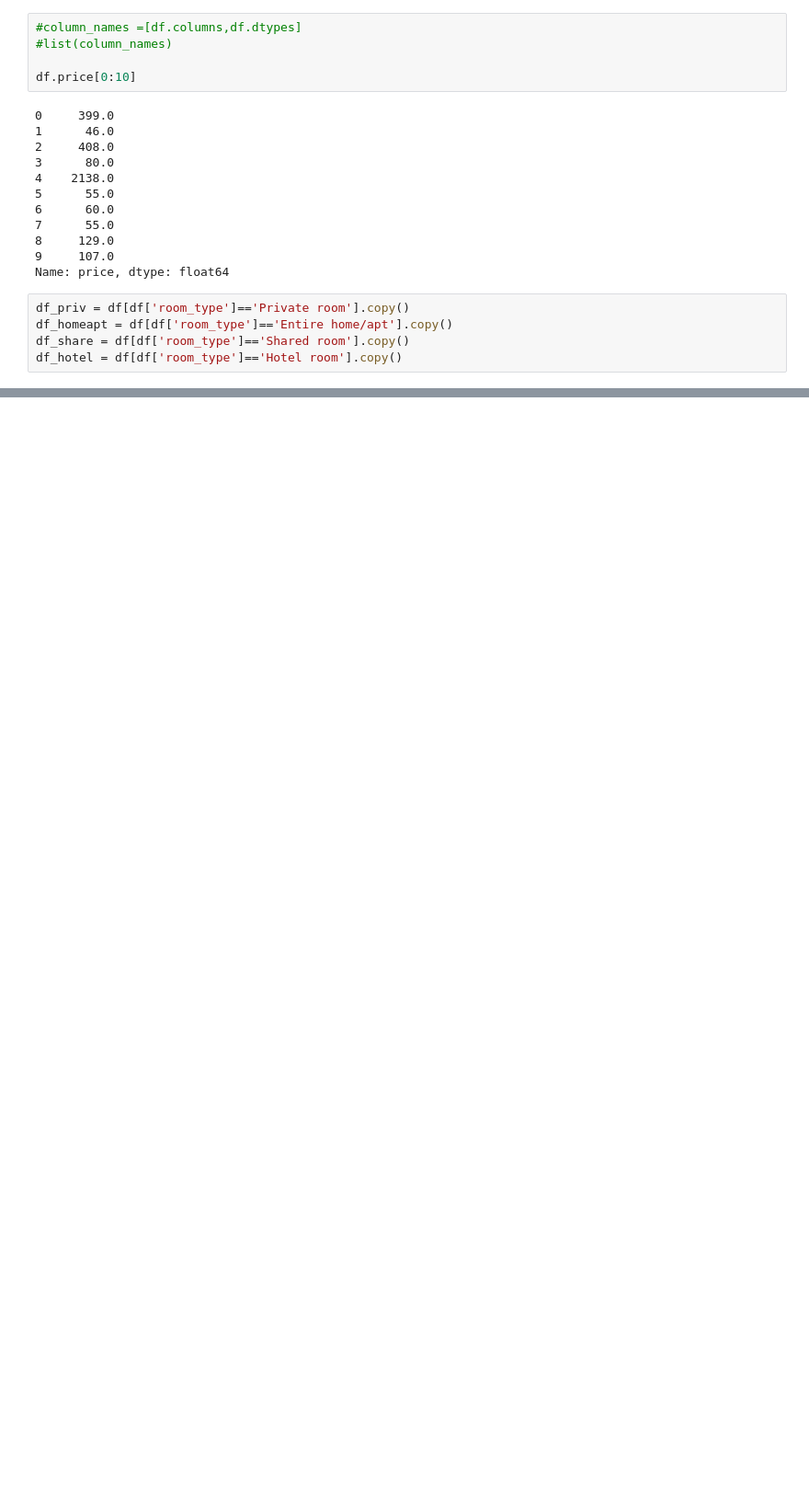
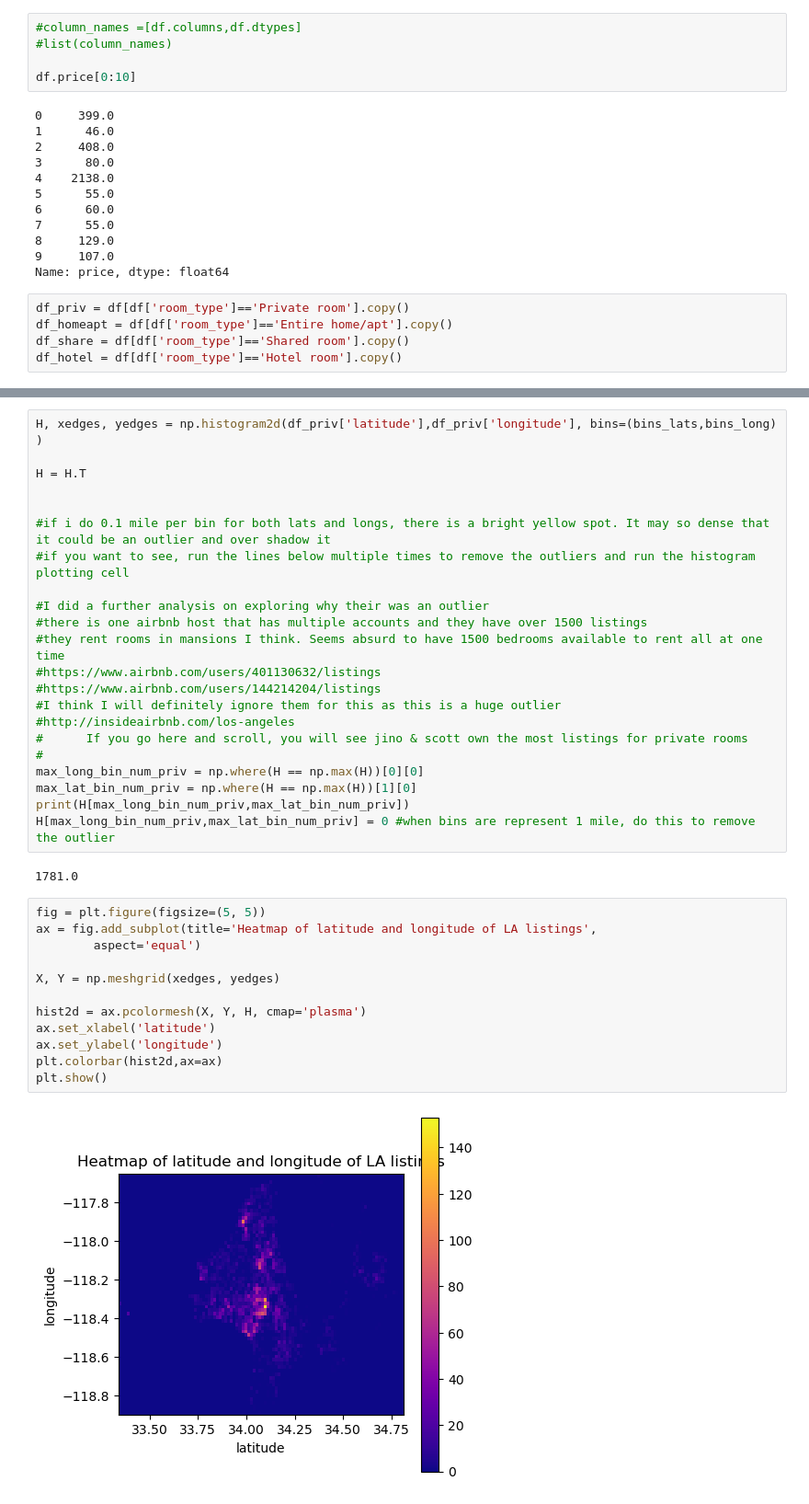
Before and after one commit to Shubhrika007/Erdos_Spring_2023, a Jupyter notebook: hotspot_exploration.ipynb, the cells around one changed output, grey strips where cells are left out. Shown at 92% size. Cells and saved outputs as stored; diff of their text form; blank space fills up the shorter version.

```diff
--- a/hotspot_exploration.ipynb
+++ b/hotspot_exploration.ipynb
@@ -117,0 +151,38 @@ Text(0, 0.5, 'Frequency')
+# %%
+H, xedges, yedges = np.histogram2d(df_priv['latitude'],df_priv['longitude'], bins=(bins_lats,bins_long) )
+
+H = H.T
+
+
+#if i do 0.1 mile per bin for both lats and longs, there is a bright yellow spot. It may so dense that it could be an outlier and over shadow it
+#if you want to see, run the lines below multiple times to remove the outliers and run the histogram plotting cell
+
+#I did a further analysis on exploring why their was an outlier
+#there is one airbnb host that has multiple accounts and they have over 1500 listings
+#they rent rooms in mansions I think. Seems absurd to have 1500 bedrooms available to rent all at one time
+#https://www.airbnb.com/users/401130632/listings
+#https://www.airbnb.com/users/144214204/listings
+#I think I will definitely ignore them for this as this is a huge outlier
+#http://insideairbnb.com/los-angeles
+#      If you go here and scroll, you will see jino & scott own the most listings for private rooms
+#
+max_long_bin_num_priv = np.where(H == np.max(H))[0][0]
+max_lat_bin_num_priv = np.where(H == np.max(H))[1][0]
+print(H[max_long_bin_num_priv,max_lat_bin_num_priv])
+H[max_long_bin_num_priv,max_lat_bin_num_priv] = 0 #when bins are represent 1 mile, do this to remove the outlier
+# %% [output]
+1781.0
+# %%
+fig = plt.figure(figsize=(5, 5))
+ax = fig.add_subplot(title='Heatmap of latitude and longitude of LA listings',
+        aspect='equal')
+
+X, Y = np.meshgrid(xedges, yedges)
+
+hist2d = ax.pcolormesh(X, Y, H, cmap='plasma')
+ax.set_xlabel('latitude')
+ax.set_ylabel('longitude')
+plt.colorbar(hist2d,ax=ax)
+plt.show()
+# %% [output]
+[figure, added]
```
Also changed, not shown: parts of 15 cells of this notebook.
